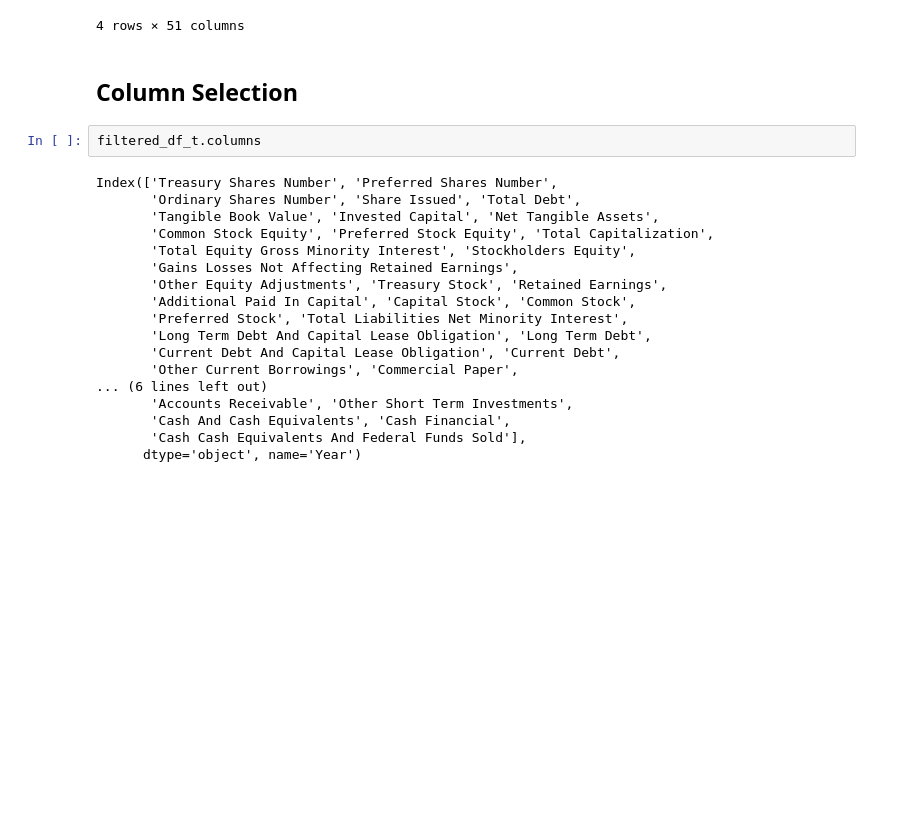
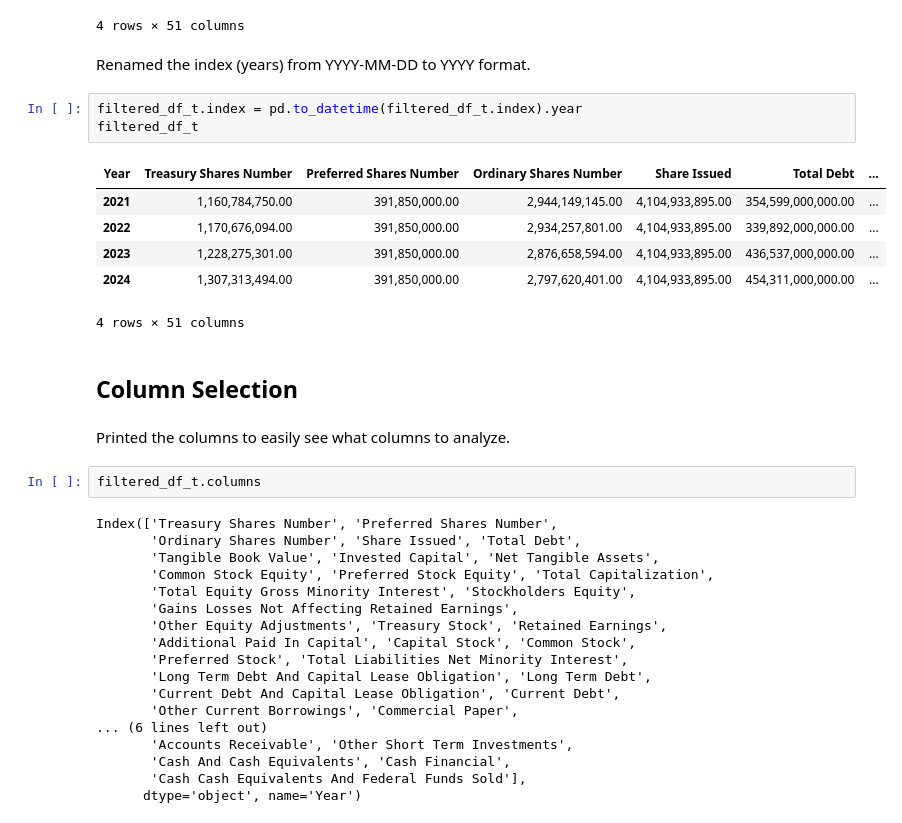
Before and after one commit to pvtzurbito/data_science, a Jupyter notebook: Learning Pandas/jupyter notebooks/final reports/JPMorgan_bs_Final.ipynb, the cells around one changed output. Saved outputs shown, nothing was run; the diff lists cells and outputs as text; blank space fills up the shorter version.

```diff
--- a/Learning Pandas/jupyter notebooks/final reports/JPMorgan_bs_Final.ipynb
+++ b/Learning Pandas/jupyter notebooks/final reports/JPMorgan_bs_Final.ipynb
@@ -44,8 +48,22 @@ filtered_df_t
 | 2023-12-31 | 1,228,275,301.00 | 391,850,000.00 | 2,876,658,594.00 | 4,104,933,895.00 | 436,537,000,000.00 | ... |
 | 2024-12-31 | 1,307,313,494.00 | 391,850,000.00 | 2,797,620,401.00 | 4,104,933,895.00 | 454,311,000,000.00 | ... |
 4 rows × 51 columns
+# %% [markdown]
+Renamed the index (years) from YYYY-MM-DD to YYYY format.
+# %%
+filtered_df_t.index = pd.to_datetime(filtered_df_t.index).year
+filtered_df_t
+# %% [output]
+| Year | Treasury Shares Number | Preferred Shares Number | Ordinary Shares Number | Share Issued | Total Debt | ... |
+| 2021 | 1,160,784,750.00 | 391,850,000.00 | 2,944,149,145.00 | 4,104,933,895.00 | 354,599,000,000.00 | ... |
+| 2022 | 1,170,676,094.00 | 391,850,000.00 | 2,934,257,801.00 | 4,104,933,895.00 | 339,892,000,000.00 | ... |
+| 2023 | 1,228,275,301.00 | 391,850,000.00 | 2,876,658,594.00 | 4,104,933,895.00 | 436,537,000,000.00 | ... |
+| 2024 | 1,307,313,494.00 | 391,850,000.00 | 2,797,620,401.00 | 4,104,933,895.00 | 454,311,000,000.00 | ... |
+4 rows × 51 columns
 # %% [markdown]
 ## Column Selection
+# %% [markdown]
+Printed the columns to easily see what columns to analyze.
 # %%
 filtered_df_t.columns
 # %% [output]
```
Also changed, not shown: parts of 5 cells of this notebook, 6 other files.
